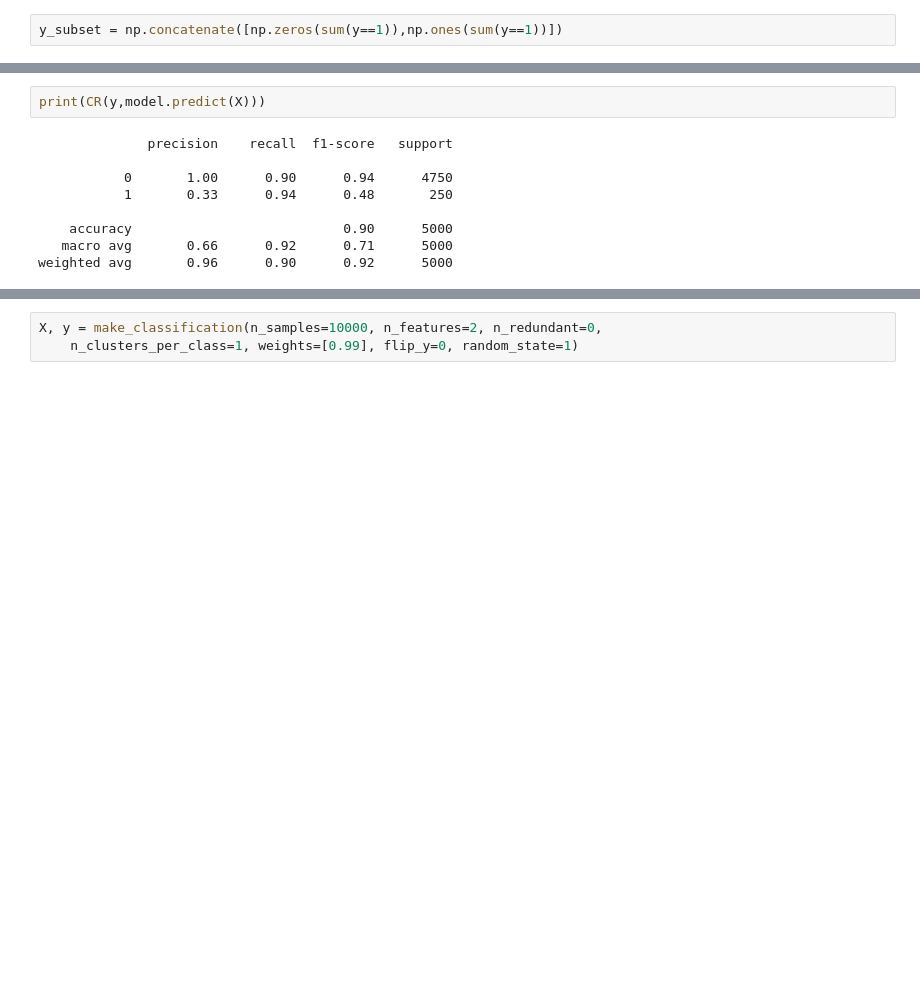
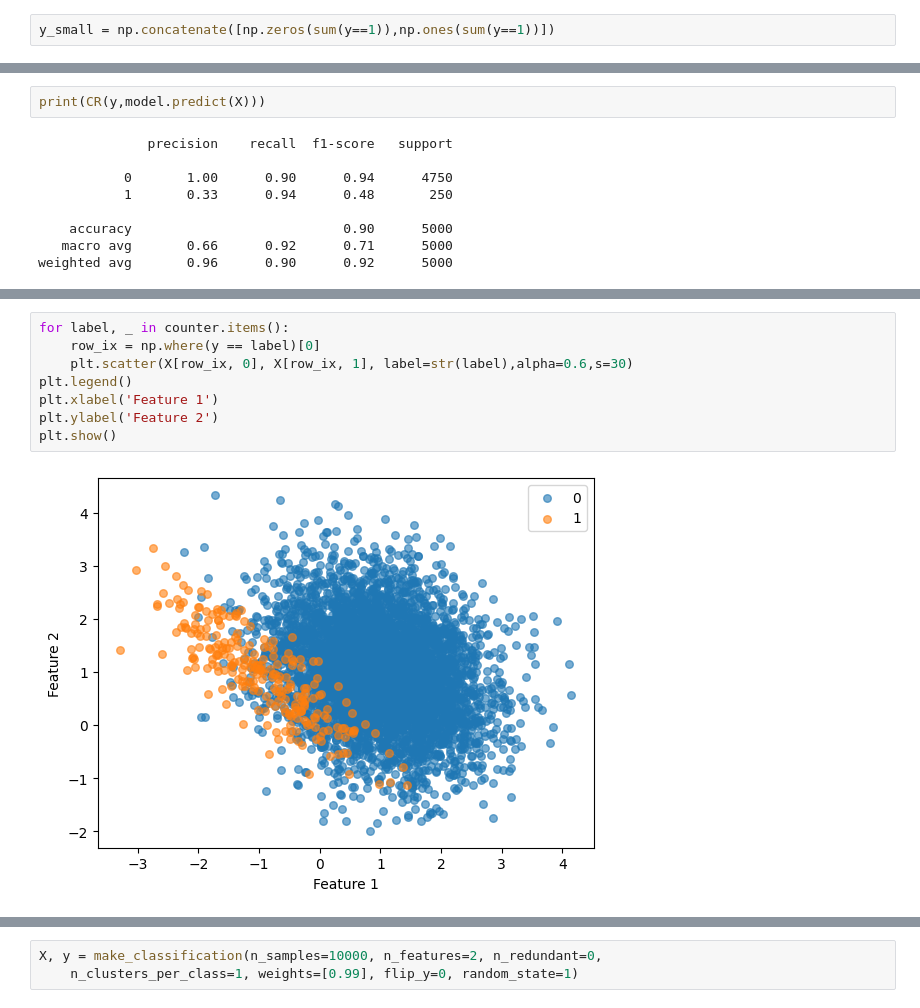
Before and after one commit to dvasiliu/AAML, a Jupyter notebook: Module 7 - Classification with Class Imbalance /Classification_and_Class_Imbalanced_Problems.ipynb, the cells around one changed output, grey strips where cells are left out. Saved outputs shown, nothing was run; the diff lists cells and outputs as text; blank space fills up the shorter version.

```diff
--- a/Module 7 - Classification with Class Imbalance /Classification_and_Class_Imbalanced_Problems.ipynb
+++ b/Module 7 - Classification with Class Imbalance /Classification_and_Class_Imbalanced_Problems.ipynb
@@ -411,2 +426,2 @@ x = np.row_stack([X[ind],X[y==1]])
 # %%
-y_subset = np.concatenate([np.zeros(sum(y==1)),np.ones(sum(y==1))])
+y_small = np.concatenate([np.zeros(sum(y==1)),np.ones(sum(y==1))])
@@ -460,3 +485,13 @@ weighted avg       0.96      0.90      0.92      5000
+# %%
+for label, _ in counter.items():
+	row_ix = np.where(y == label)[0]
+	plt.scatter(X[row_ix, 0], X[row_ix, 1], label=str(label),alpha=0.6,s=30)
+plt.legend()
+plt.xlabel('Feature 1')
+plt.ylabel('Feature 2')
+plt.show()
+# %% [output]
+[figure, added]
 # %%
 oversample = SMOTE()
 Xs, ys = oversample.fit_resample(X, y)
```
Also changed, not shown: parts of 31 cells of this notebook, 1 other file.
